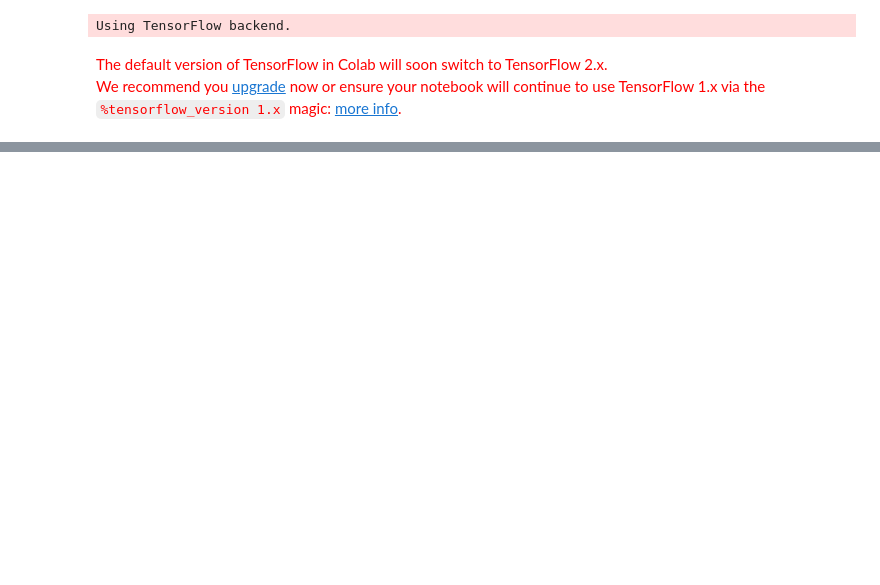
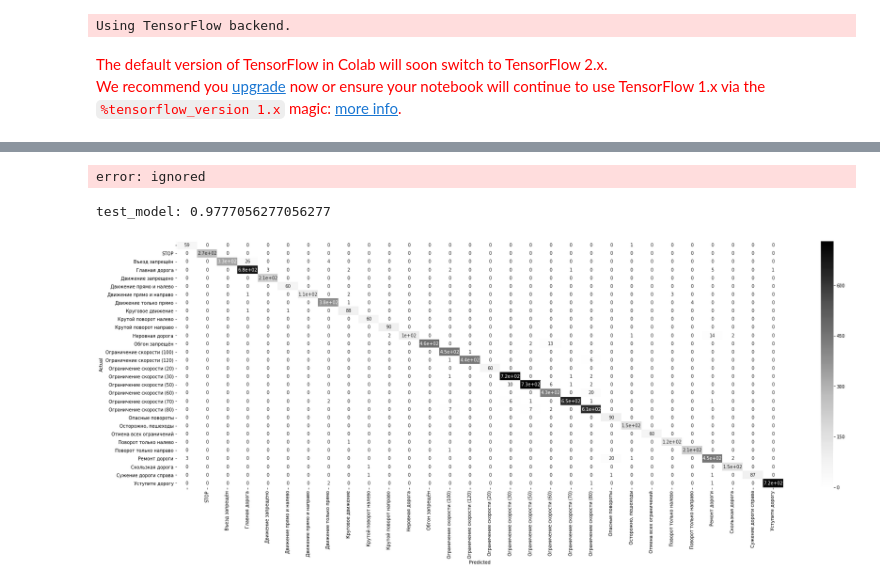
Before and after one commit to theKirill/RecognitionOfRoadSigns, a Jupyter notebook: CourseWork.ipynb, the cells around one changed output, grey strips where cells are left out. Drawn from its saved outputs; the diff is of its cells as text; code cells hidden in the pictures; blank space fills up the shorter version.

```diff
--- a/CourseWork.ipynb
+++ b/CourseWork.ipynb
@@ -226,0 +240,2 @@ plt.imshow(area_sign)
+# %%
+X_test, y_test = localization.get_all_test_images_()
@@ -227,2 +302,7 @@ plt.imshow(area_sign)
+# %%
+cv2.drawContours(img, contours, -1, (255,0,0), 3, cv2.LINE_AA, keke, 1)
+plt.imshow(img)
+# %% [output]
+error: ignored
 # %%
 class RoadSignClassification:
@@ -337,2 +481,7 @@ class RoadSignClassification:
 # %%
 classification = RoadSignClassification()
+# %%
+classification.test_model(X_test, y_test)
+# %% [output]
+test_model: 0.9777056277056277
+[figure, added]
```
Also changed, not shown: parts of 28 cells of this notebook.
